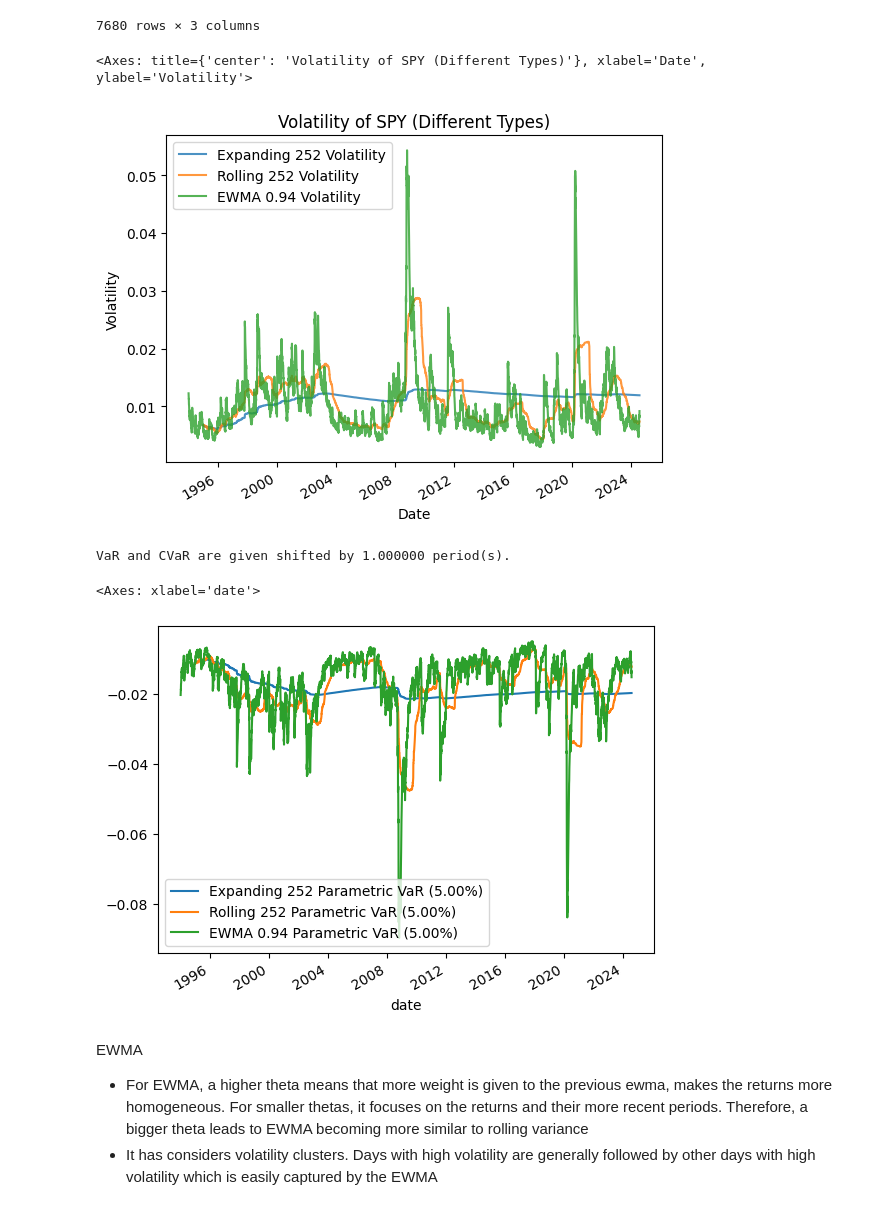
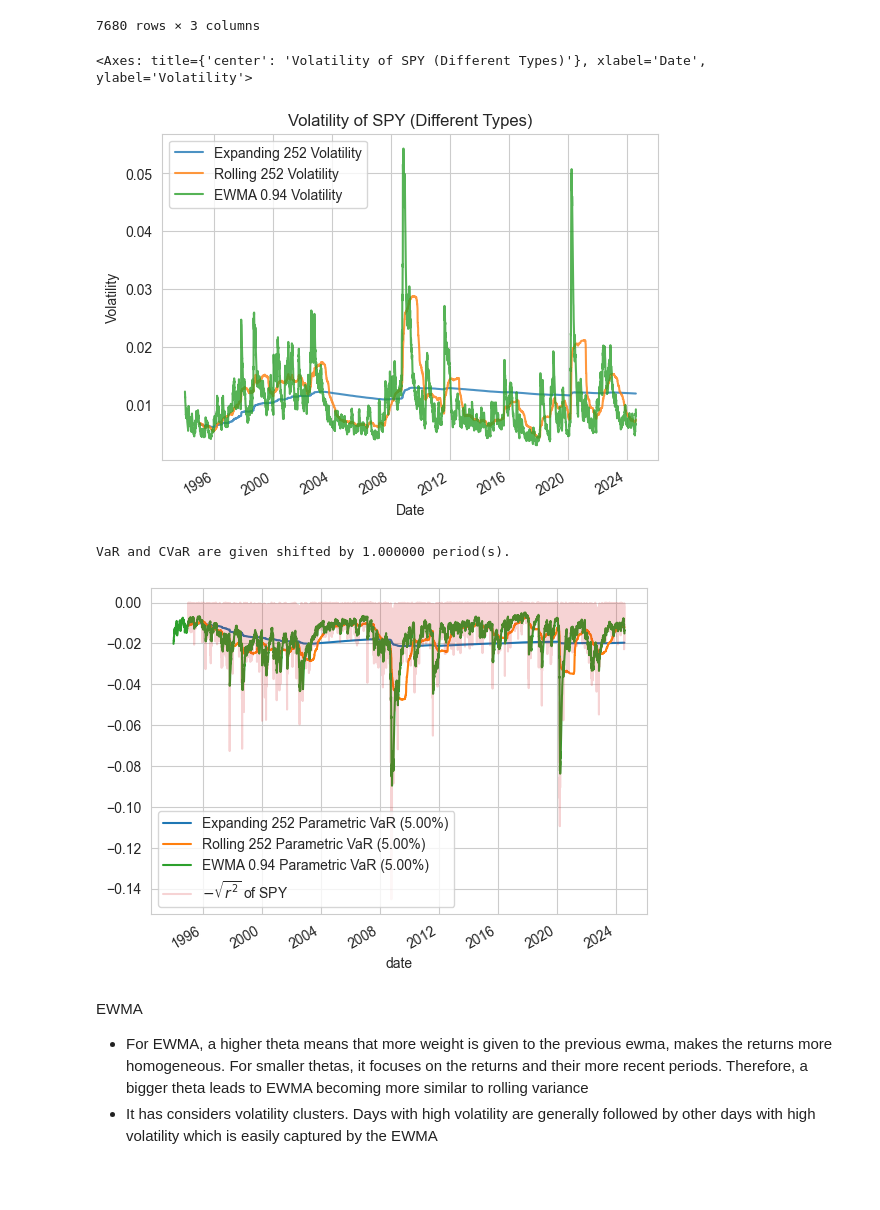
Before and after one commit to ccwhgetgit/finm-portfolio-2024, a Jupyter notebook: exam/MidTerm_Notes_2.ipynb, the cells around one changed output. Drawn from its saved outputs; the diff is of its cells as text; code cells hidden in the pictures; blank space fills up the shorter version.

```diff
--- a/exam/MidTerm_Notes_2.ipynb
+++ b/exam/MidTerm_Notes_2.ipynb
@@ -1,4 +1,8 @@
 # %%
+import seaborn as sns
+sns.set_style("whitegrid")
+
+
 def filter_columns_and_indexes(
     df: pd.DataFrame,
     keep_columns: Union[list, str],
@@ -459,21 +465,30 @@ VaR and CVaR are given shifted by 1.000000 period(s).
 summary_df.plot(title="Volatility of SPY (Different Types)", xlabel="Date", ylabel="Volatility", alpha=.8)
 # %% [output]
 <Axes: title={'center': 'Volatility of SPY (Different Types)'}, xlabel='Date', ylabel='Volatility'>
-[figure, old version]
+[figure, new version]
 # %%
-calc_var_cvar_summary(
+spy_parametric_var = calc_var_cvar_summary(
     rets['Excess_SPY'],
     window=252,
     quantile=.05,
     ewma_theta=.94,
     ewma_initial_vol=.2/np.sqrt(252),
     z_score=-1.65,
     keep_columns=["Expanding 252 Parametric VaR", "Rolling 252 Parametric VaR", "EWMA 0.94 Parametric VaR"]
-).plot()
+)
+spy_parametric_var.plot()
+plt.plot(
+    spy_parametric_var
+    .dropna()
+    .join(rets['Excess_SPY'].apply(lambda df: - np.sqrt(df ** 2))).loc[:, ["Excess_SPY"]],
+    alpha=.2,
+    label="$-\sqrt{r^2}$ of SPY"
+)
+plt.legend()
+plt.show();
 # %% [output]
 VaR and CVaR are given shifted by 1.000000 period(s).
-<Axes: xlabel='date'>
-[figure, old version]
+[figure, new version]
 # %% [markdown]
 EWMA
 - For EWMA, a higher theta means that more weight is given to the previous ewma, makes the returns more homogeneous. For smaller thetas, it focuses on the returns and their more recent periods.
```
Also changed, not shown: parts of 7 cells of this notebook, 1 other file.
